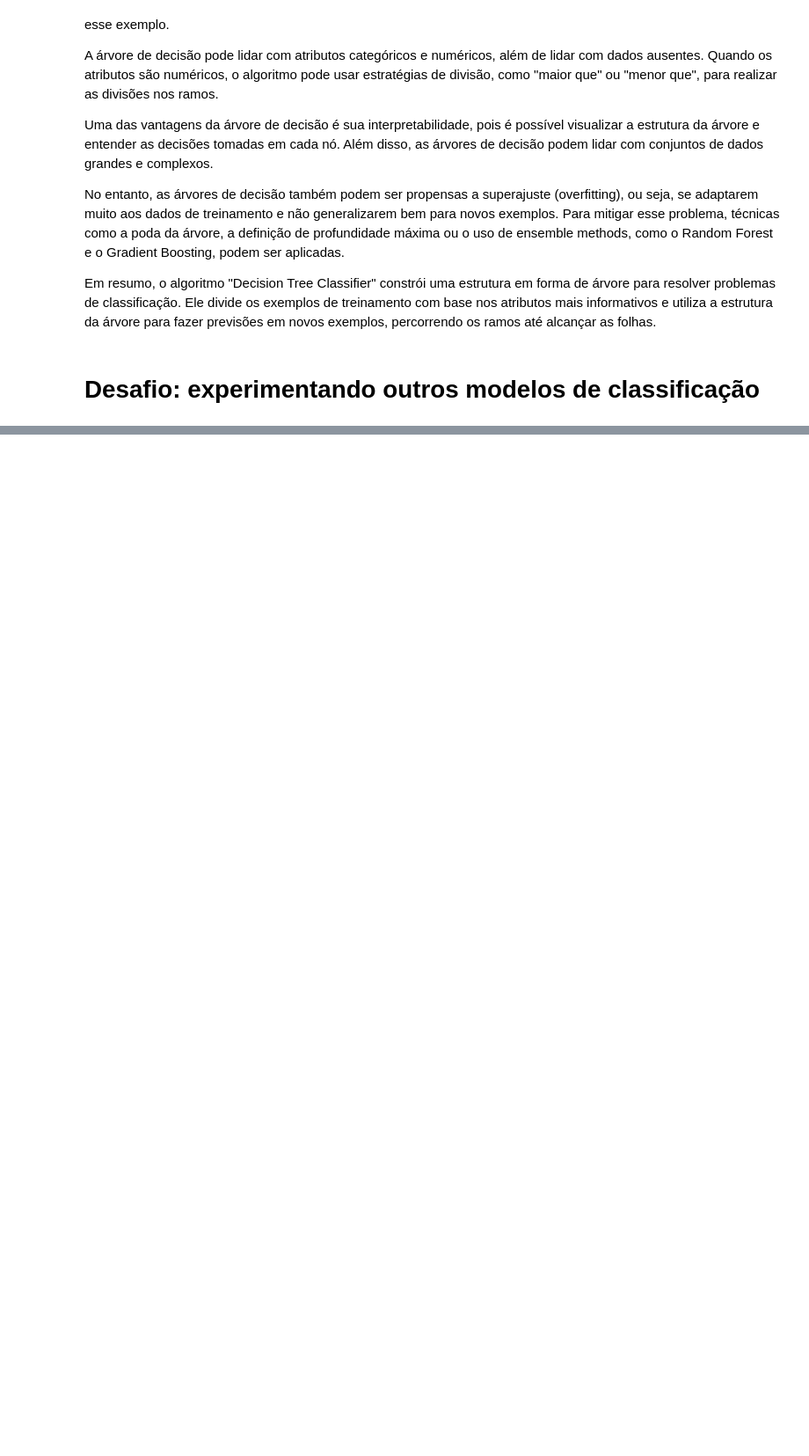
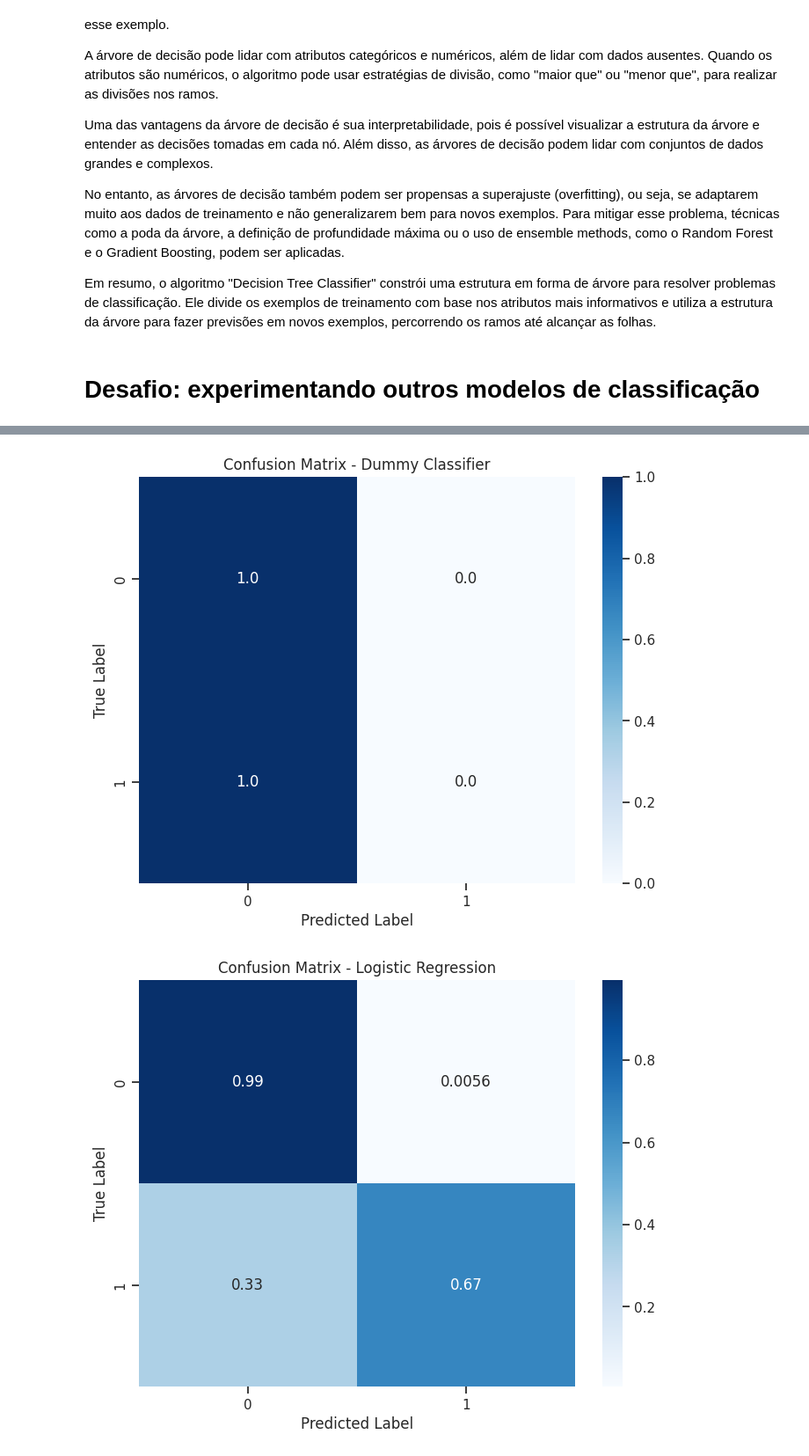
Before and after one commit to mateusopaiva/machine-learning-chatgpt, a Jupyter notebook: Machine_Learning_utilizando_ChatGPT_como_assistente.ipynb, the cells around one changed output, grey strips where cells are left out. Shown at 88% size. Saved outputs shown, nothing was run; the diff lists cells and outputs as text; code cells hidden in the pictures; blank space fills up the shorter version.

Commit message:
Validação do Modelo

```diff
--- a/Machine_Learning_utilizando_ChatGPT_como_assistente.ipynb
+++ b/Machine_Learning_utilizando_ChatGPT_como_assistente.ipynb
@@ -860,0 +889,25 @@ Acurácia do Gradient Boosting: 98.98%
+# %%
+from sklearn.metrics import confusion_matrix
+
+# Função para plotar a matriz de confusão
+def plot_confusion_matrix(y_true, y_pred, title):
+    cm = confusion_matrix(y_true, y_pred, normalize='true')
+    plt.figure(figsize=(8, 6))
+    sns.heatmap(cm, annot=True, fmt='.2', cmap='Blues')
+    plt.title(title)
+    plt.xlabel('Predicted Label')
+    plt.ylabel('True Label')
+    plt.show()
+
+# Obtendo as previsões dos modelos
+dummy_preds = dummy_model.predict(X_test)
+logreg_preds = logreg_model.predict(X_test)
+dt_preds = dt_model.predict(X_test)
+
+# Plotando as matrizes de confusão
+plot_confusion_matrix(y_test, dummy_preds, title='Confusion Matrix - Dummy Classifier')
+plot_confusion_matrix(y_test, logreg_preds, title='Confusion Matrix - Logistic Regression')
+plot_confusion_matrix(y_test, dt_preds, title='Confusion Matrix - Decision Tree')
+# %% [output]
+[figure, added]
+[figure, added]
```
Also changed, not shown: parts of 19 cells of this notebook.
